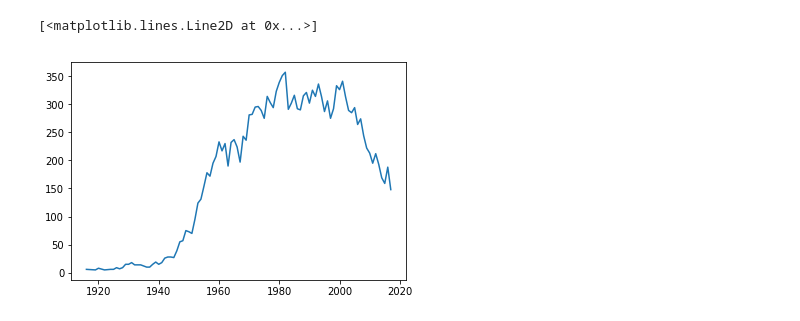
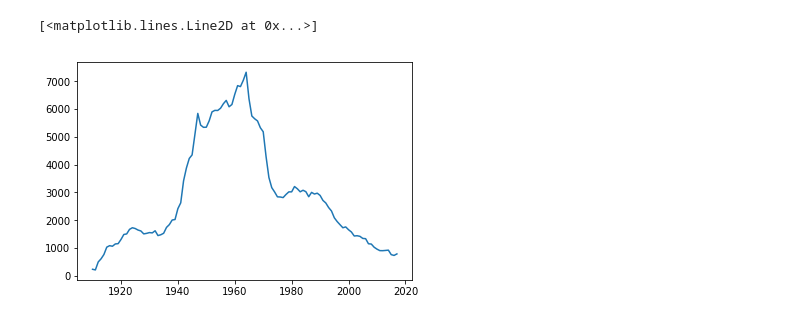
Before and after one commit to Louis-Dupont/ML_Project, a Jupyter notebook: arima.ipynb, the cells around one changed output. Drawn from its saved outputs; the diff is of its cells as text; code cells hidden in the pictures.

```diff
--- a/arima.ipynb
+++ b/arima.ipynb
@@ -11,11 +16,10 @@ state = 'merged'
 full_path = path+state+'.csv'
 data_set = pd.read_csv(full_path)
 # %%
-data=bf.get_year("TX","Jaime")
-dataF=data[data["Gender"]=="F"]
-dataM=data[data["Gender"]=="M"][['Year','Occurence']]
+data=bf.get_year("CA","John")
+dataM=data[data["Gender"]=="M"]
 plt.plot(dataM["Year"],dataM["Occurence"])
 # %% [output]
 [<matplotlib.lines.Line2D at 0x...>]
-[figure, old version]
+[figure, new version]
 # %%
```
Also changed, not shown: parts of 8 cells of this notebook, 1 other file.
